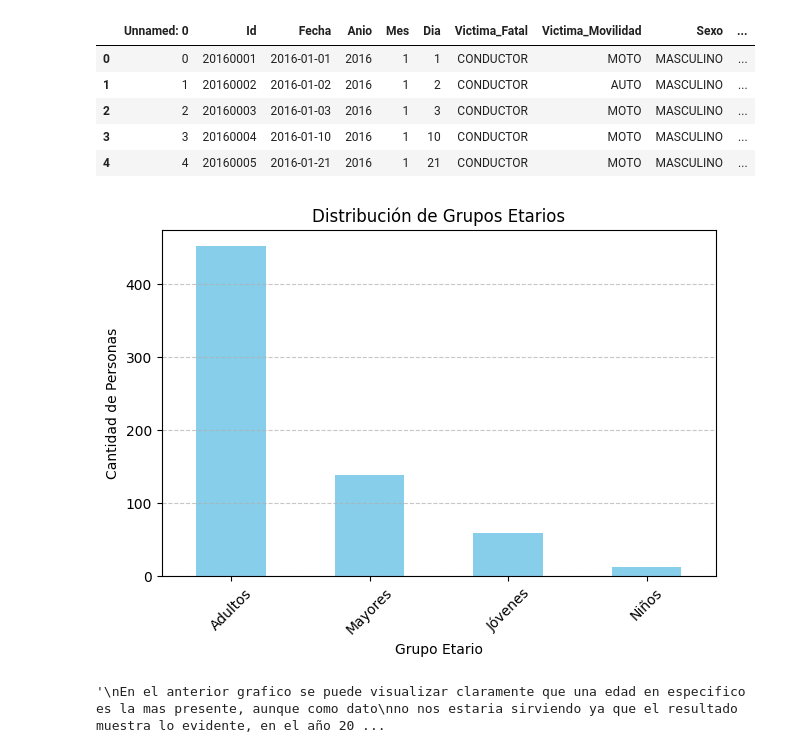
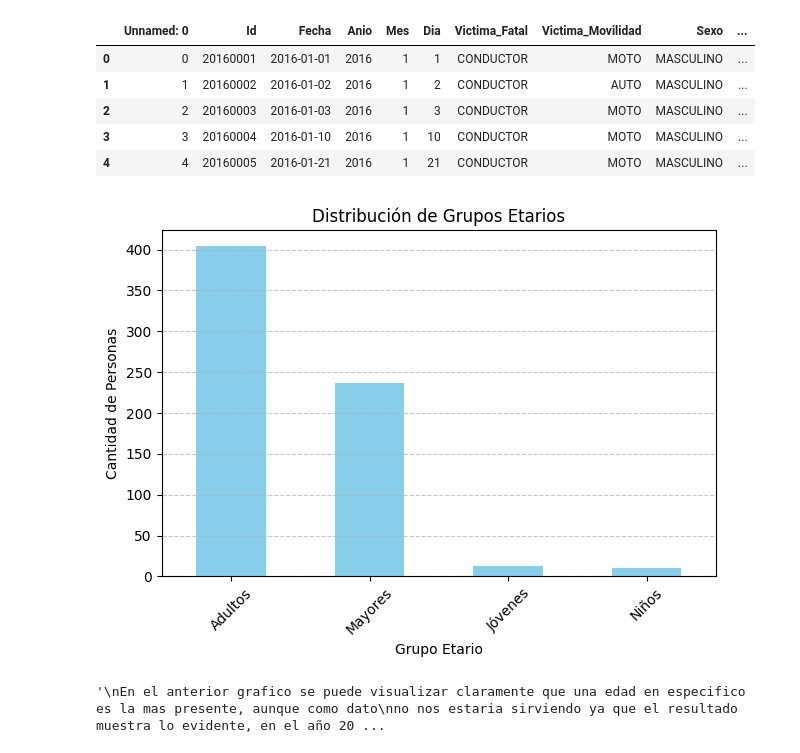
Before and after one commit to Facundo022/PI2_siniestros_viales, a Jupyter notebook: jupyter_notebooks/02_Eda_homicidios.ipynb, the cells around one changed output. Cells and saved outputs as stored; diff of their text form; code cells hidden in the pictures.

```diff
--- a/jupyter_notebooks/02_Eda_homicidios.ipynb
+++ b/jupyter_notebooks/02_Eda_homicidios.ipynb
@@ -278,37 +326,37 @@ victimas_2 = victimas_2[victimas_2['Edad'] != 'SD']
 
 victimas_2 = victimas_2[pd.to_numeric(victimas['Edad'], errors='coerce').notnull()]
 
 # Convertir la columna 'Edad' a números enteros
 victimas_2['Edad'] = victimas_2['Edad'].astype(int)
 
 # Función para asignar grupos etarios según las categorías definidas
 def asignar_grupo_etario(edad):
-    if edad <= 15:
+    if edad <= 12:
         return 'Niños'
-    elif 16 <= edad <= 21:
+    elif 13 <= edad <= 17:
         return 'Jóvenes'
-    elif 22 <= edad <= 59:
+    elif 18 <= edad <= 45:
         return 'Adultos'
     else:
         return 'Mayores'
 
 # Aplicar la función para crear una nueva columna 'Grupo Etario'
 victimas_2['Grupo Etario'] = victimas_2['Edad'].apply(asignar_grupo_etario)
 
 # Contar la cantidad de personas en cada grupo etario
 conteo_grupo_etario = victimas_2['Grupo Etario'].value_counts()
 
 # Graficar la distribución de grupos etarios
 conteo_grupo_etario.plot(kind='bar', color='skyblue')
 plt.xlabel('Grupo Etario')
 plt.ylabel('Cantidad de Personas')
 plt.title('Distribución de Grupos Etarios')
 plt.xticks(rotation=45)  # Rotar etiquetas del eje x para mayor claridad
 plt.grid(axis='y', linestyle='--', alpha=0.7)  # Agregar líneas de la cuadrícula en el eje y
 plt.tight_layout()  # Ajustar el diseño para evitar recorte de etiquetas
 plt.show()
 # %% [output]
-[figure, old version]
+[figure, new version]
 # %%
 """
 En el anterior grafico se puede visualizar claramente que una edad en especifico es la mas presente, aunque como dato
```
Also changed, not shown: parts of 3 cells of this notebook, 1 other file.
